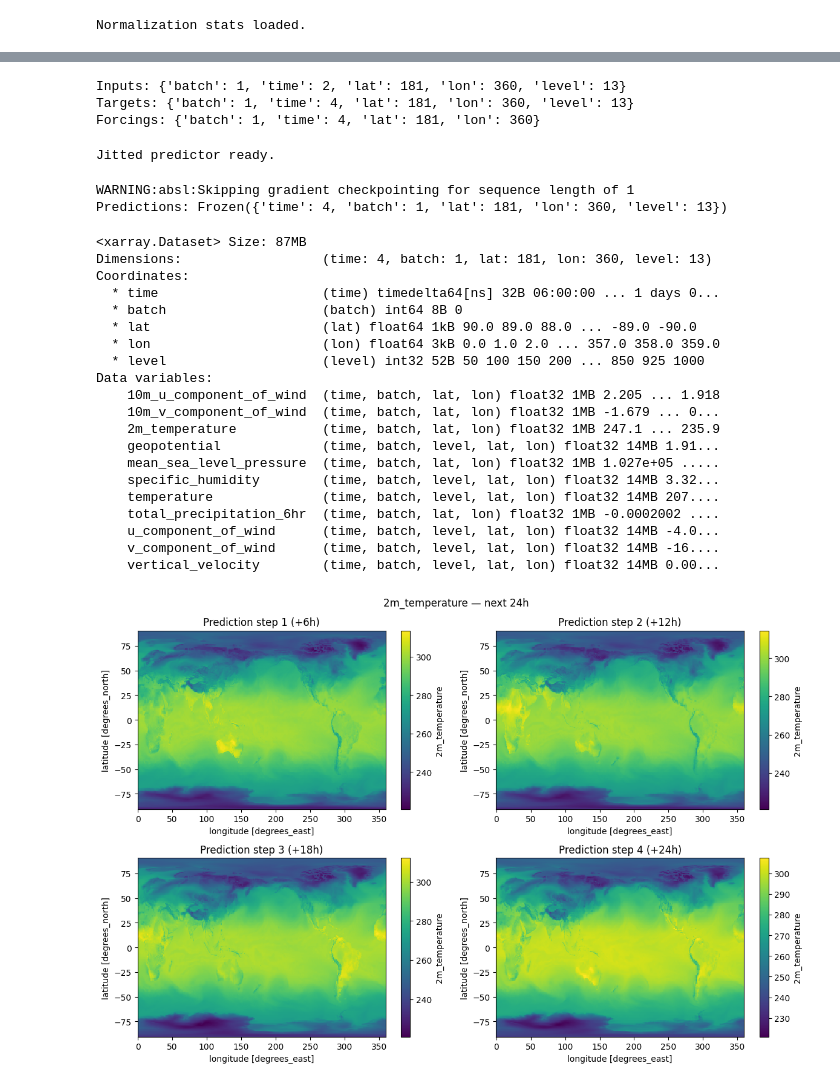
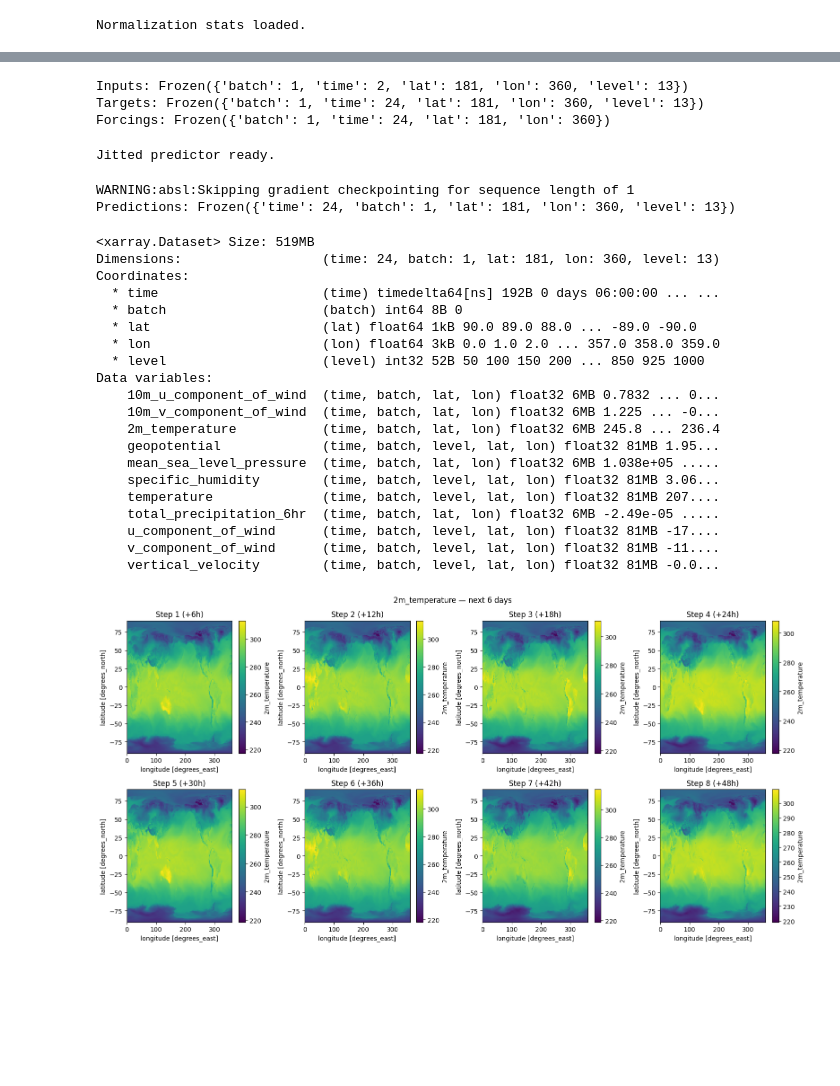
Before and after one commit to Reminguch/Weather_Global, a Jupyter notebook: scripts/demo.ipynb, the cells around one changed output, grey strips where cells are left out. Saved outputs shown, nothing was run; the diff lists cells and outputs as text; code cells hidden in the pictures; blank space fills up the shorter version.

```diff
--- a/scripts/demo.ipynb
+++ b/scripts/demo.ipynb
@@ -232,8 +224,11 @@ Normalization stats loaded.
 # %%
 from src.data.graphcast_dataset import open_graphcast_era5
 
-# Last 6 steps: 2 for input (t-6h, t0), 2 for next-day targets (6h, 12h, 18h, 24h)
-ds = open_graphcast_era5(dataset_dir, time_slice=slice(-6, None))
+n_steps_forecast = 24
+n_steps_input = 2
+n_steps_total = n_steps_forecast + n_steps_input
+# Last n_steps_total steps: 2 for input (t-6h, t0), n_steps_forecast for 6-day targets (6h, 12h, ..., 144h)
+ds = open_graphcast_era5(dataset_dir, time_slice=slice(-n_steps_total, None))
 ds = ds.compute()
 
 # GraphCast data_utils expects time + datetime coords; convert hours since epoch to datetime64
@@ -256,7 +251,8 @@ Time coord (first, last): 2026-02-14T18:00:00.000000000 2026-02-16T00:00:00.0000
 # %%
+h_predicted = n_steps_forecast * 6
 inputs, targets, forcings = data_utils.extract_inputs_targets_forcings(
     ds,
-    target_lead_times=slice("6h", "24h"),
+    target_lead_times=slice("6h", f"{h_predicted}h"),  # 24 steps = 6 days at 6h
     **dataclasses.asdict(task_config),
 )
 
@@ -272,9 +268,9 @@ print("Inputs:", inputs.sizes)
 print("Targets:", targets.sizes)
 print("Forcings:", forcings.sizes)
 # %% [output]
-Inputs: {'batch': 1, 'time': 2, 'lat': 181, 'lon': 360, 'level': 13}
-Targets: {'batch': 1, 'time': 4, 'lat': 181, 'lon': 360, 'level': 13}
-Forcings: {'batch': 1, 'time': 4, 'lat': 181, 'lon': 360}
+Inputs: Frozen({'batch': 1, 'time': 2, 'lat': 181, 'lon': 360, 'level': 13})
+Targets: Frozen({'batch': 1, 'time': 24, 'lat': 181, 'lon': 360, 'level': 13})
+Forcings: Frozen({'batch': 1, 'time': 24, 'lat': 181, 'lon': 360})
 # %%
 def construct_wrapped_graphcast(model_config, task_config):
     predictor = graphcast.GraphCast(model_config, task_config)
@@ -332,43 +328,46 @@ print("Predictions:", predictions.sizes)
 predictions
 # %% [output]
 WARNING:absl:Skipping gradient checkpointing for sequence length of 1
-Predictions: Frozen({'time': 4, 'batch': 1, 'lat': 181, 'lon': 360, 'level': 13})
+Predictions: Frozen({'time': 24, 'batch': 1, 'lat': 181, 'lon': 360, 'level': 13})
-<xarray.Dataset> Size: 87MB
-Dimensions:                  (time: 4, batch: 1, lat: 181, lon: 360, level: 13)
+<xarray.Dataset> Size: 519MB
+Dimensions:                  (time: 24, batch: 1, lat: 181, lon: 360, level: 13)
 Coordinates:
-  * time                     (time) timedelta64[ns] 32B 06:00:00 ... 1 days 0...
+  * time                     (time) timedelta64[ns] 192B 0 days 06:00:00 ... ...
   * batch                    (batch) int64 8B 0
   * lat                      (lat) float64 1kB 90.0 89.0 88.0 ... -89.0 -90.0
   * lon                      (lon) float64 3kB 0.0 1.0 2.0 ... 357.0 358.0 359.0
   * level                    (level) int32 52B 50 100 150 200 ... 850 925 1000
 Data variables:
-    10m_u_component_of_wind  (time, batch, lat, lon) float32 1MB 2.205 ... 1.918
-    10m_v_component_of_wind  (time, batch, lat, lon) float32 1MB -1.679 ... 0...
-    2m_temperature           (time, batch, lat, lon) float32 1MB 247.1 ... 235.9
-    geopotential             (time, batch, level, lat, lon) float32 14MB 1.91...
-    mean_sea_level_pressure  (time, batch, lat, lon) float32 1MB 1.027e+05 .....
-    specific_humidity        (time, batch, level, lat, lon) float32 14MB 3.32...
-    temperature              (time, batch, level, lat, lon) float32 14MB 207....
-    total_precipitation_6hr  (time, batch, lat, lon) float32 1MB -0.0002002 ....
-    u_component_of_wind      (time, batch, level, lat, lon) float32 14MB -4.0...
-    v_component_of_wind      (time, batch, level, lat, lon) float32 14MB -16....
-    vertical_velocity        (time, batch, level, lat, lon) float32 14MB 0.00...
+    10m_u_component_of_wind  (time, batch, lat, lon) float32 6MB 0.7832 ... 0...
+    10m_v_component_of_wind  (time, batch, lat, lon) float32 6MB 1.225 ... -0...
+    2m_temperature           (time, batch, lat, lon) float32 6MB 245.8 ... 236.4
+    geopotential             (time, batch, level, lat, lon) float32 81MB 1.95...
+    mean_sea_level_pressure  (time, batch, lat, lon) float32 6MB 1.038e+05 .....
+    specific_humidity        (time, batch, level, lat, lon) float32 81MB 3.06...
+    temperature              (time, batch, level, lat, lon) float32 81MB 207....
+    total_precipitation_6hr  (time, batch, lat, lon) float32 6MB -2.49e-05 .....
+    u_component_of_wind      (time, batch, level, lat, lon) float32 81MB -17....
+    v_component_of_wind      (time, batch, level, lat, lon) float32 81MB -11....
+    vertical_velocity        (time, batch, level, lat, lon) float32 81MB -0.0...
 # %%
 import matplotlib.pyplot as plt
 
 variable = "2m_temperature"
 n_steps = predictions.sizes.get("time", 1)
-fig, axes = plt.subplots(2, 2, figsize=(12, 8))
+n_show = min(8, n_steps)  # show first 8 steps (2 days) of 6-day forecast
+fig, axes = plt.subplots(2, 4, figsize=(16, 8))
 axes = axes.flatten()
-for i in range(min(4, n_steps)):
+for i in range(n_show):
     ax = axes[i]
     pred = predictions[variable].isel(batch=0, time=i)
     if "level" in pred.dims:
         pred = pred.isel(level=0)
     pred.plot(ax=ax, cmap="viridis")
-    ax.set_title(f"Prediction step {i + 1} (+{(i + 1) * 6}h)")
-plt.suptitle(f"{variable} — next 24h")
+    ax.set_title(f"Step {i + 1} (+{(i + 1) * 6}h)")
+for j in range(n_show, len(axes)):
+    axes[j].set_visible(False)
+plt.suptitle(f"{variable} — next 6 days")
 plt.tight_layout()
 plt.show()
 # %% [output]
-[figure, old version]
+[figure, new version]
```
Also changed, not shown: parts of 11 cells of this notebook, 7 other files.
